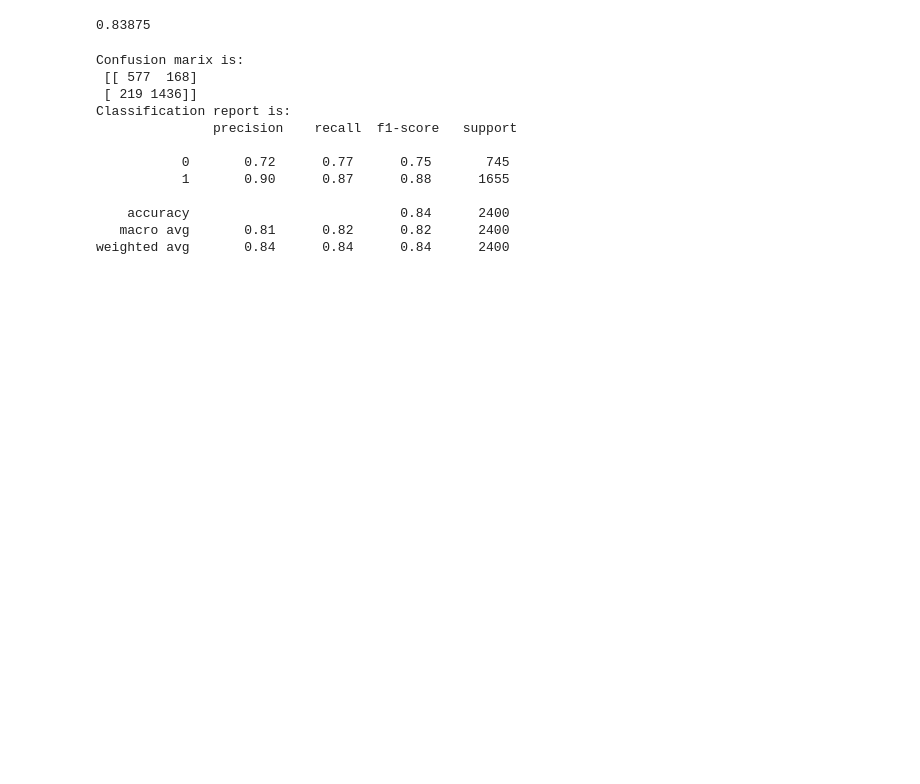
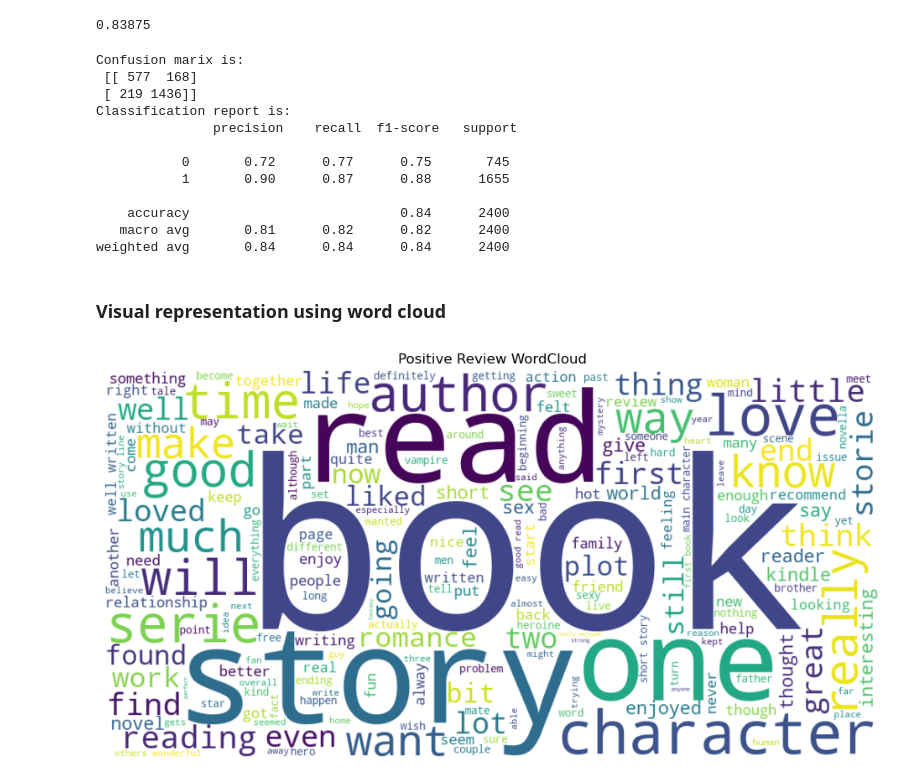
Before and after one commit to NoNickname69/Kindle-Review-Sentiment-Analysis, a Jupyter notebook: sentiment analysis.ipynb, the cells around one changed output. Saved outputs shown, nothing was run; the diff lists cells and outputs as text; code cells hidden in the pictures; blank space fills up the shorter version.

Commit message:
Added wordcloud review images

```diff
--- a/sentiment analysis.ipynb
+++ b/sentiment analysis.ipynb
@@ -221,3 +221,25 @@ Classification report is:
     accuracy                           0.84      2400
    macro avg       0.81      0.82      0.82      2400
 weighted avg       0.84      0.84      0.84      2400
+# %% [markdown]
+### Visual representation using word cloud
+# %%
+from wordcloud import WordCloud
+import matplotlib.pyplot as plt
+
+# Positive reviews
+positive_reviews = " ".join(review[review['rating'] == 1]['reviewText'].astype(str))
+
+positive_wc = WordCloud(
+    width=1000,
+    height=500,
+    background_color='white'
+).generate(positive_reviews)
+
+plt.figure(figsize=(12,6))
+plt.imshow(positive_wc, interpolation='bilinear')
+plt.axis('off')
+plt.title("Positive Review WordCloud")
+plt.show()
+# %% [output]
+[figure, added]
```
Also changed, not shown: parts of 1 cell of this notebook, 4 other files.
